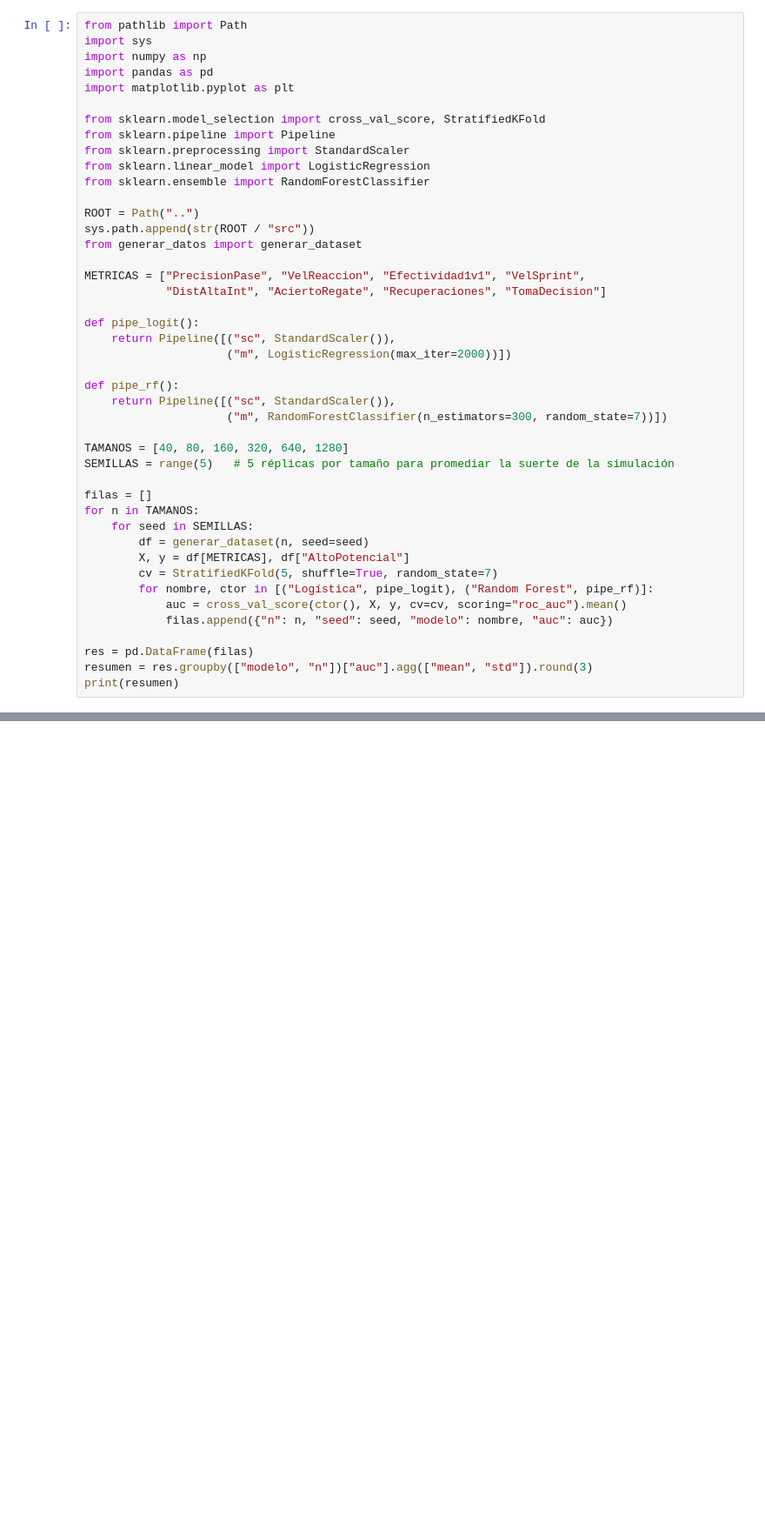
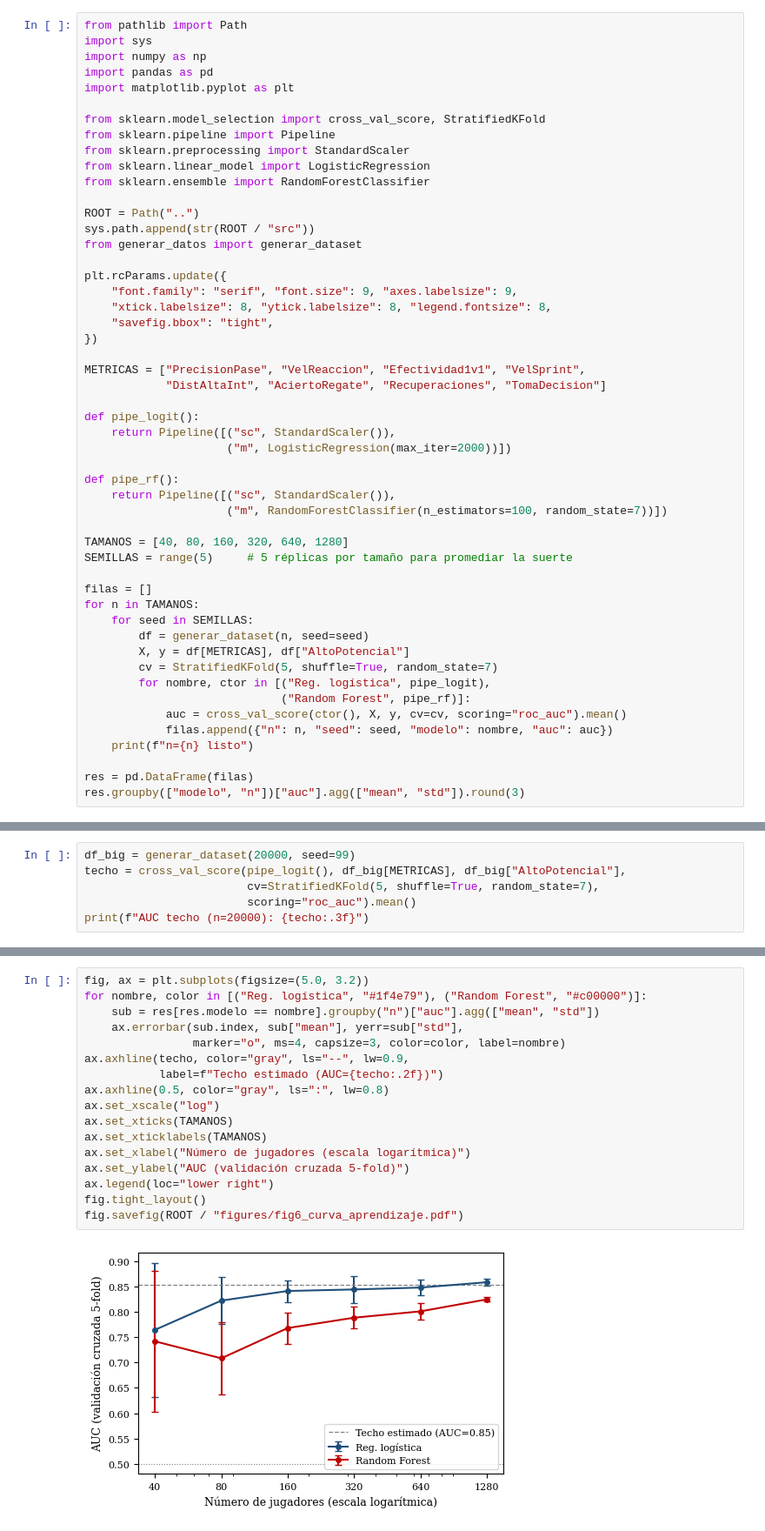
Before and after one commit to Jacobo24/Unisport_3, a Jupyter notebook: notebooks/04_tamano_muestral.ipynb, the cells around one changed output, grey strips where cells are left out. Shown at 87% size. Cells and saved outputs as stored; diff of their text form; blank space fills up the shorter version.

```diff
--- a/notebooks/04_tamano_muestral.ipynb
+++ b/notebooks/04_tamano_muestral.ipynb
@@ -15,6 +19,12 @@ ROOT = Path("..")
 sys.path.append(str(ROOT / "src"))
 from generar_datos import generar_dataset
 
+plt.rcParams.update({
+    "font.family": "serif", "font.size": 9, "axes.labelsize": 9,
+    "xtick.labelsize": 8, "ytick.labelsize": 8, "legend.fontsize": 8,
+    "savefig.bbox": "tight",
+})
+
 METRICAS = ["PrecisionPase", "VelReaccion", "Efectividad1v1", "VelSprint",
             "DistAltaInt", "AciertoRegate", "Recuperaciones", "TomaDecision"]
 
@@ -24,10 +34,10 @@ def pipe_logit():
 
 def pipe_rf():
     return Pipeline([("sc", StandardScaler()),
-                     ("m", RandomForestClassifier(n_estimators=300, random_state=7))])
+                     ("m", RandomForestClassifier(n_estimators=100, random_state=7))])
 
 TAMANOS = [40, 80, 160, 320, 640, 1280]
-SEMILLAS = range(5)   # 5 réplicas por tamaño para promediar la suerte de la simulación
+SEMILLAS = range(5)     # 5 réplicas por tamaño para promediar la suerte
 
 filas = []
 for n in TAMANOS:
@@ -35,11 +45,12 @@ for n in TAMANOS:
         df = generar_dataset(n, seed=seed)
         X, y = df[METRICAS], df["AltoPotencial"]
         cv = StratifiedKFold(5, shuffle=True, random_state=7)
-        for nombre, ctor in [("Logística", pipe_logit), ("Random Forest", pipe_rf)]:
+        for nombre, ctor in [("Reg. logística", pipe_logit),
+                             ("Random Forest", pipe_rf)]:
             auc = cross_val_score(ctor(), X, y, cv=cv, scoring="roc_auc").mean()
             filas.append({"n": n, "seed": seed, "modelo": nombre, "auc": auc})
+    print(f"n={n} listo")
 
 res = pd.DataFrame(filas)
-resumen = res.groupby(["modelo", "n"])["auc"].agg(["mean", "std"]).round(3)
-print(resumen)
+res.groupby(["modelo", "n"])["auc"].agg(["mean", "std"]).round(3)
 # %% [output]
@@ -59,0 +77,6 @@ Random Forest 40    0.750  0.134
+# %%
+df_big = generar_dataset(20000, seed=99)
+techo = cross_val_score(pipe_logit(), df_big[METRICAS], df_big["AltoPotencial"],
+                        cv=StratifiedKFold(5, shuffle=True, random_state=7),
+                        scoring="roc_auc").mean()
+print(f"AUC techo (n=20000): {techo:.3f}")
@@ -59,0 +85,19 @@ Random Forest 40    0.750  0.134
+# %%
+fig, ax = plt.subplots(figsize=(5.0, 3.2))
+for nombre, color in [("Reg. logística", "#1f4e79"), ("Random Forest", "#c00000")]:
+    sub = res[res.modelo == nombre].groupby("n")["auc"].agg(["mean", "std"])
+    ax.errorbar(sub.index, sub["mean"], yerr=sub["std"],
+                marker="o", ms=4, capsize=3, color=color, label=nombre)
+ax.axhline(techo, color="gray", ls="--", lw=0.9,
+           label=f"Techo estimado (AUC={techo:.2f})")
+ax.axhline(0.5, color="gray", ls=":", lw=0.8)
+ax.set_xscale("log")
+ax.set_xticks(TAMANOS)
+ax.set_xticklabels(TAMANOS)
+ax.set_xlabel("Número de jugadores (escala logarítmica)")
+ax.set_ylabel("AUC (validación cruzada 5-fold)")
+ax.legend(loc="lower right")
+fig.tight_layout()
+fig.savefig(ROOT / "figures/fig6_curva_aprendizaje.pdf")
+# %% [output]
+[figure, added]
```
Also changed, not shown: parts of 3 cells of this notebook, 1 other file.
